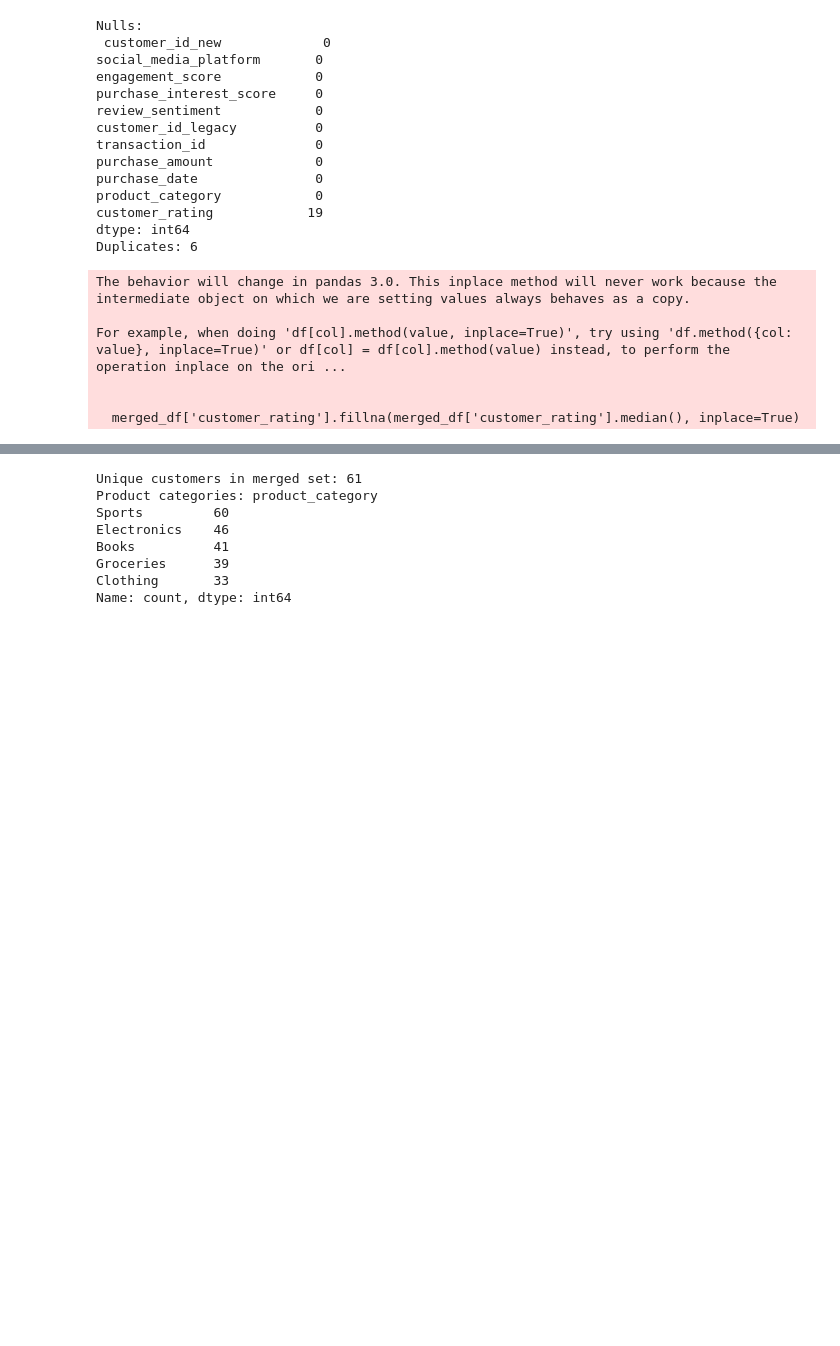
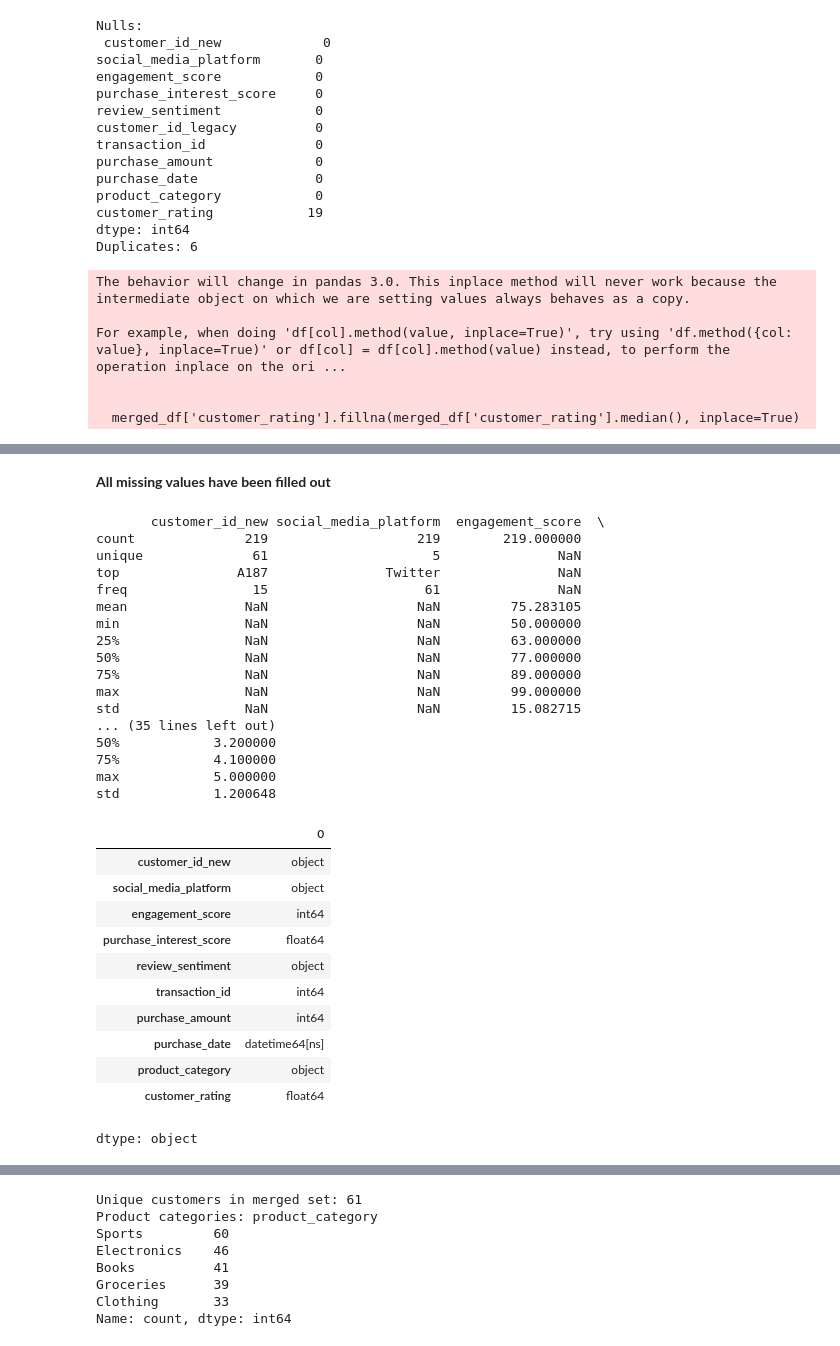
Before and after one commit to amuhirwa/Data-Preprocessing, a Jupyter notebook: notebooks/data_merge.ipynb, the cells around one changed output, grey strips where cells are left out. Cells and saved outputs as stored; diff of their text form; code cells hidden in the pictures; blank space fills up the shorter version.

```diff
--- a/notebooks/data_merge.ipynb
+++ b/notebooks/data_merge.ipynb
@@ -76 +148,39 @@ For example, when doing 'df[col].method(value, inplace=True)', try using 'df.met
+# %% [markdown]
+**All missing values have been filled out**
+# %%
+# Summary statistics
+print(merged_df.describe(include='all'))
+
+# Variable Types
+display(merged_df.dtypes)
+# %% [output]
+       customer_id_new social_media_platform  engagement_score  \
+count              219                   219        219.000000
+unique              61                     5               NaN
+top               A187               Twitter               NaN
+freq                15                    61               NaN
+mean               NaN                   NaN         75.283105
+min                NaN                   NaN         50.000000
+25%                NaN                   NaN         63.000000
+50%                NaN                   NaN         77.000000
+75%                NaN                   NaN         89.000000
+max                NaN                   NaN         99.000000
+std                NaN                   NaN         15.082715
+... (35 lines left out)
+50%            3.200000
+75%            4.100000
+max            5.000000
+std            1.200648
+|  | 0 |
+| customer_id_new | object |
+| social_media_platform | object |
+| engagement_score | int64 |
+| purchase_interest_score | float64 |
+| review_sentiment | object |
+| transaction_id | int64 |
+| purchase_amount | int64 |
+| purchase_date | datetime64[ns] |
+| product_category | object |
+| customer_rating | float64 |
+dtype: object
 # %%
```
Also changed, not shown: parts of 19 cells of this notebook, 1 other file.
